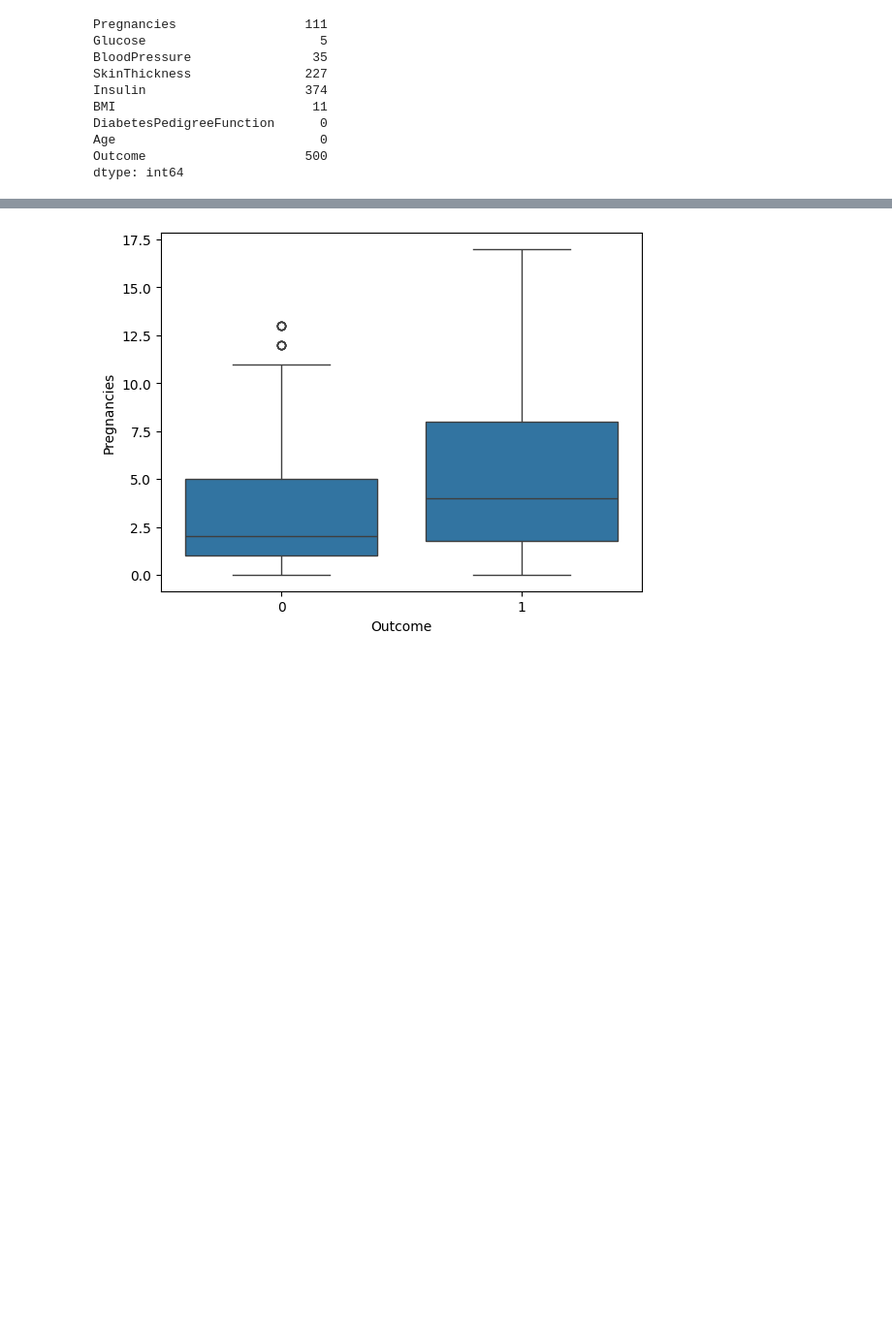
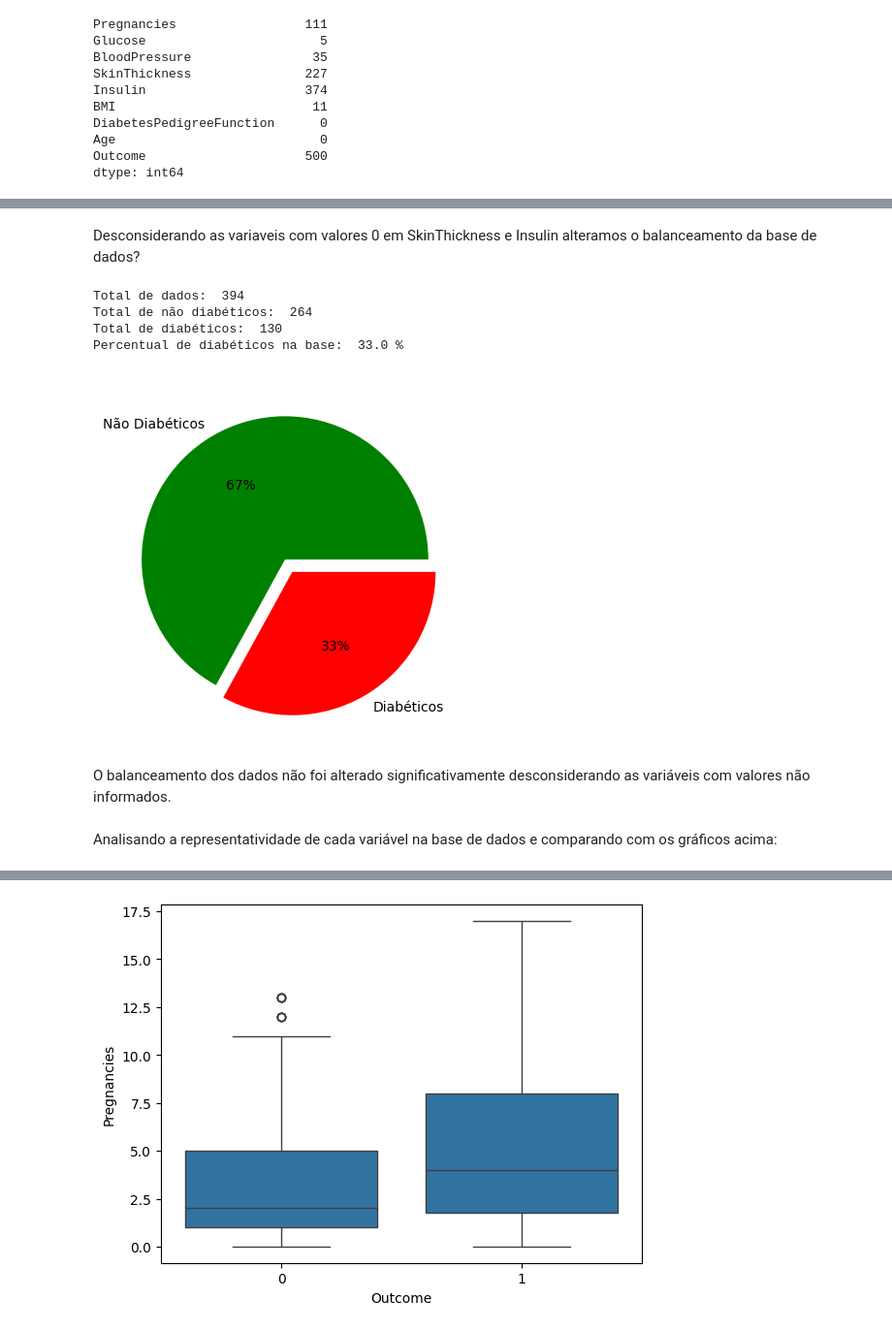
Before and after one commit to amaranini/postech-tech-challenges, a Jupyter notebook: fase1/fase1-tech-challenges.ipynb, the cells around one changed output, grey strips where cells are left out. Shown at 97% size. Saved outputs shown, nothing was run; the diff lists cells and outputs as text; code cells hidden in the pictures; blank space fills up the shorter version.

```diff
--- a/fase1/fase1-tech-challenges.ipynb
+++ b/fase1/fase1-tech-challenges.ipynb
@@ -157,0 +156,29 @@ plt.show()
+# %% [markdown]
+Desconsiderando as variaveis com valores 0 em SkinThickness e Insulin alteramos o balanceamento da base de dados?
+# %%
+# considerando apenas os valores diferente de 0:
+novos_dados = data[(data['SkinThickness'] != 0) & (data['Insulin'] != 0)]
+Total = len(novos_dados)
+TotalNaoDiabetes = novos_dados['Outcome'].value_counts()[0]
+TotalDiabetes = novos_dados['Outcome'].value_counts()[1]
+
+Percentual_Diabetes = novos_dados['Outcome'].value_counts(normalize=True)[1]
+
+print("Total de dados: ", Total)
+print("Total de não diabéticos: ", TotalNaoDiabetes)
+print("Total de diabéticos: ", TotalDiabetes)
+print("Percentual de diabéticos na base: ", (round(Percentual_Diabetes, 2)*100), "%")
+
+categororias = ["Não Diabéticos", "Diabéticos"]
+plt.pie(novos_dados["Outcome"].value_counts(), labels = categororias, autopct = "%.0f%%", explode= (0, 0.1), colors = ("g", "r"))
+plt.show()
+# %% [output]
+Total de dados:  394
+Total de não diabéticos:  264
+Total de diabéticos:  130
+Percentual de diabéticos na base:  33.0 %
+[figure, added]
+# %% [markdown]
+O balanceamento dos dados não foi alterado significativamente desconsiderando as variáveis com valores não informados.
+# %% [markdown]
+Analisando a representatividade de cada variável na base de dados e comparando com os gráficos acima:
```
Also changed, not shown: parts of 23 cells of this notebook.
